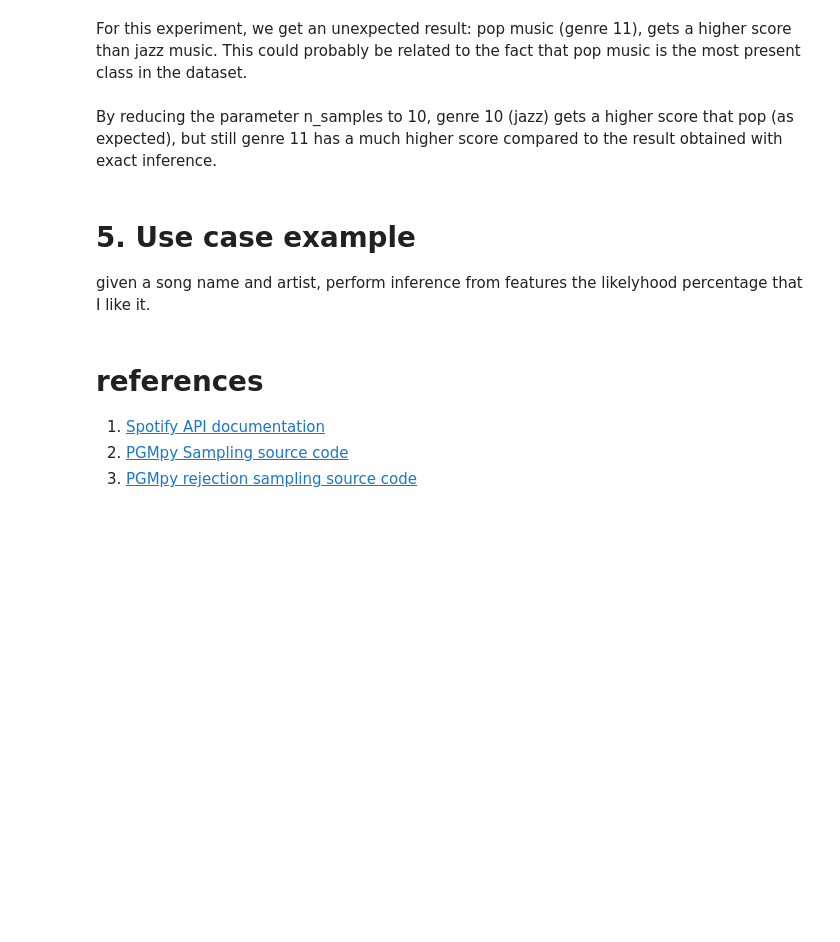
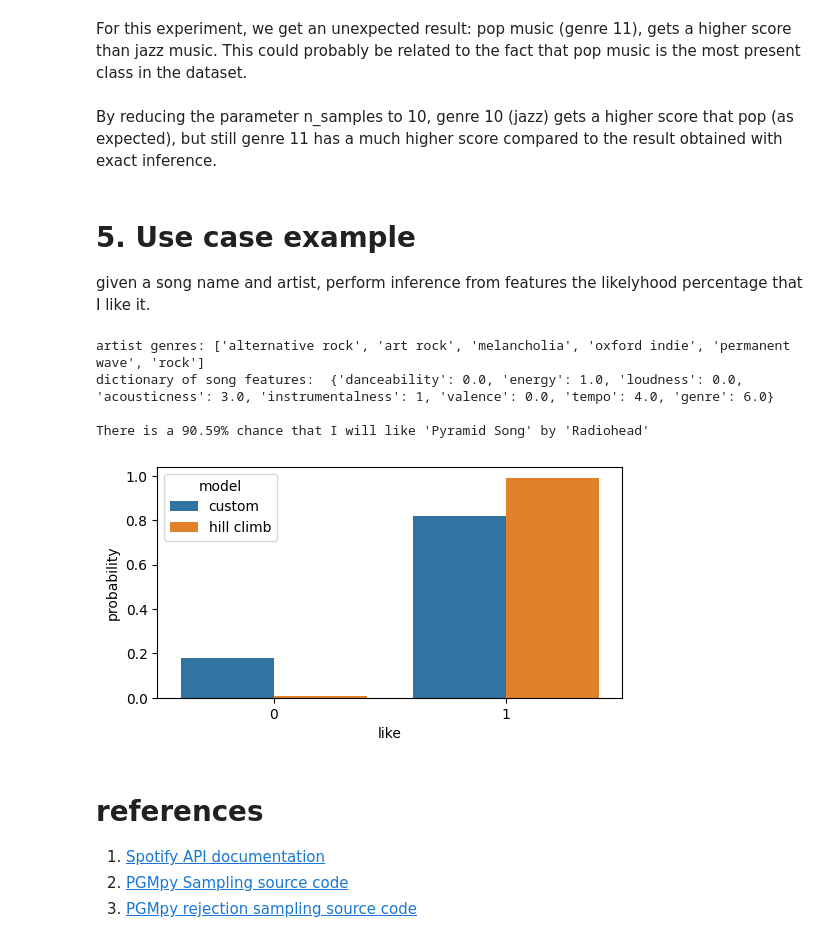
Before and after one commit to danielenapo/Bayesify, a Jupyter notebook: Bayesify.ipynb, the cells around one changed output. Cells and saved outputs as stored; diff of their text form; code cells hidden in the pictures; blank space fills up the shorter version.

```diff
--- a/Bayesify.ipynb
+++ b/Bayesify.ipynb
@@ -311,11 +311,12 @@ sp = spotipy.Spotify(auth_manager=SpotifyOAuth(client_id=client_id,
 
 #function to preprocess the data, taken from Dataset.ipynb without the like feature
 def preprocessing(track_features):
+    #read raw data, remove like and genre column
     rawData=pd.read_csv("RawData.csv")
-    rawData=rawData.drop("like", axis=1)
-    #transform to dataframe
+    rawData=rawData.drop(["like", "genre"], axis=1)
+    if 'genre' in rawData.columns:
+        rawData=rawData.drop(["genre"], axis=1)
     df=(pd.DataFrame(track_features))
-    #feature selection
     df.drop(['type','id','uri','track_href','analysis_url','time_signature', 'key', 'mode', 'speechiness', 'liveness', 'duration_ms'],axis=1,inplace=True)
     # scale data with minmaxscaler
     from sklearn.preprocessing import MinMaxScaler
@@ -358,7 +359,7 @@ def retrieve_song(song_name, artist_name, verbose=False):
         track_id = sp.search(q='track:' + song_name + ' artist:' + artist_name, type='track')
         track_id = track_id['tracks']['items'][0]['id']
     except:
-        raise Exception("Error: song not found")
+        raise Exception("Song not found")
     #get the track features
     track_features = sp.audio_features(track_id)
     #add genre
@@ -381,18 +382,28 @@ def inference(name, artist, verbose=False):
     if verbose:
         print("dictionary of song features: ", song_dict, "\n")
     #perform inference
-    infer=VariableElimination(custom_model)
     #REMOVE LOUDNESS -> breaks everything
     song_dict.pop('loudness')
-    q = infer.query(variables=['like'], evidence=song_dict)
-    print(q)
-    plot_inference([q], 'like', ['custom'], size=(6,3))
+    infer_hc=VariableElimination(hc_model)
+    q_hc = infer_hc.query(variables=['like'], evidence=song_dict)
+    infer_custom=VariableElimination(custom_model)
+    q_custom = infer_custom.query(variables=['like'], evidence=song_dict)
+    plot_inference([q_custom, q_hc], 'like', ['custom', "hill climb"], size=(6,3))
 
-    print("There is a {:.2f}% chance that I will like '{}' by '{}'".format(q.values[1]*100, name, artist))
+    print("There is a {:.2f}% chance that I will like '{}' by '{}'".format(((q_custom.values[1]+q_hc.values[1])/2)*100, name, artist))
 # %%
-name="Boredom"
-artist="Tyler, the Creator"
-inference(name, artist, verbose=True)
+name="Pyramid Song"
+artist="Radiohead"
+try:
+    inference(name, artist, verbose=True)
+except(Exception) as e:
+    print(e)
+# %% [output]
+artist genres: ['alternative rock', 'art rock', 'melancholia', 'oxford indie', 'permanent wave', 'rock']
+dictionary of song features:  {'danceability': 0.0, 'energy': 1.0, 'loudness': 0.0, 'acousticness': 3.0, 'instrumentalness': 1, 'valence': 0.0, 'tempo': 4.0, 'genre': 6.0}
+
+There is a 90.59% chance that I will like 'Pyramid Song' by 'Radiohead'
+[figure, added]
 # %% [markdown]
 # references
 1. [Spotify API documentation](https://developer.spotify.com/documentation/web-api/reference/#/operations/get-several-audio-features)
```
Also changed, not shown: parts of 12 cells of this notebook.
